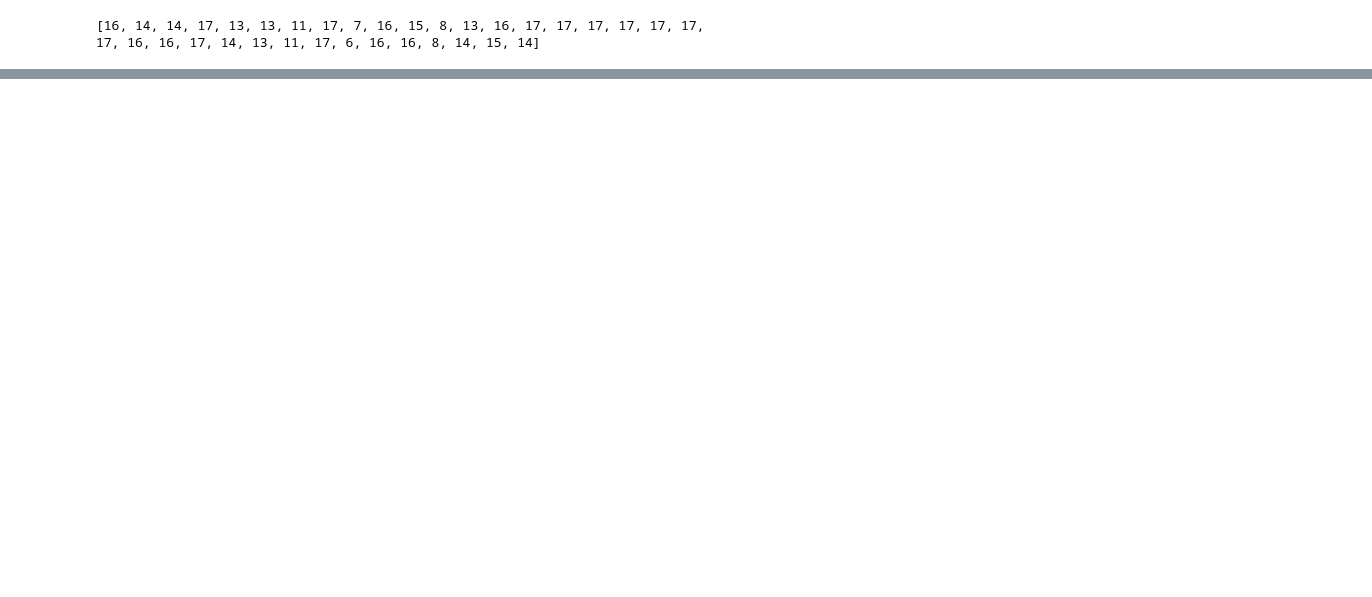
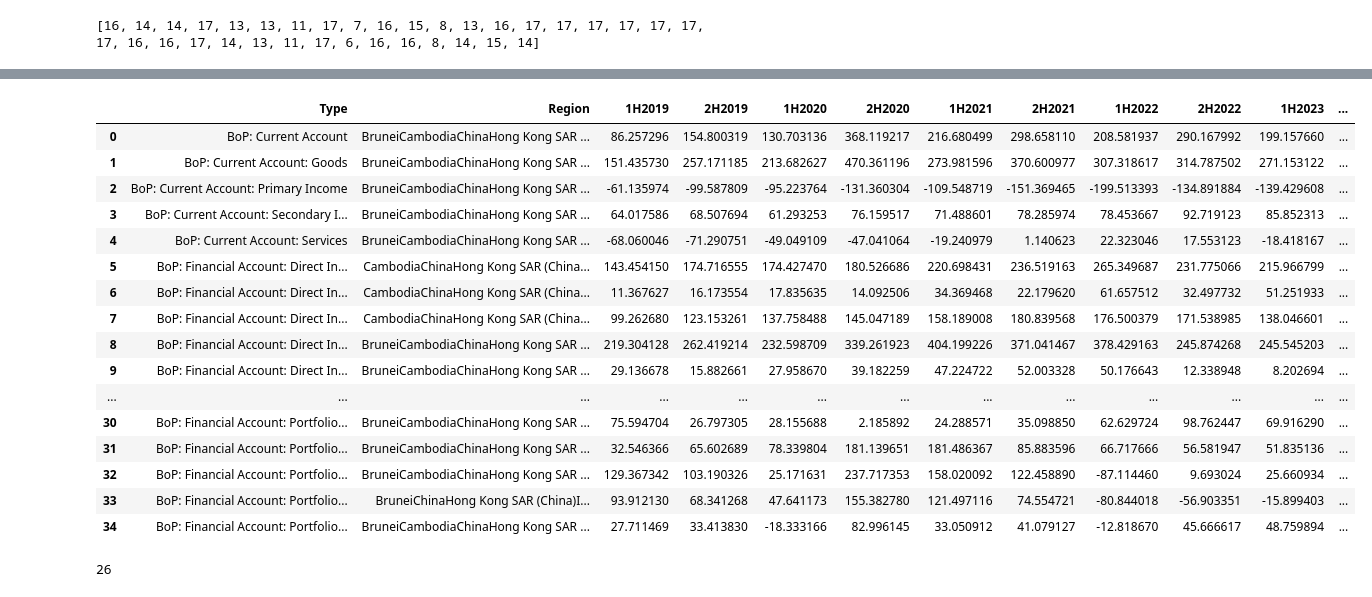
Before and after one commit to aizudeen11/cfm-nlp, a Jupyter notebook: main.ipynb, the cells around one changed output, grey strips where cells are left out. Saved outputs shown, nothing was run; the diff lists cells and outputs as text; code cells hidden in the pictures; blank space fills up the shorter version.

```diff
--- a/main.ipynb
+++ b/main.ipynb
@@ -288,0 +325,25 @@ df_long
+# %%
+AP_RF = df_temp_col_1.groupby(['Type']).sum().reset_index()
+AP_RF
+# %% [output]
+|  | Type | Region | 1H2019 | 2H2019 | 1H2020 | 2H2020 | 1H2021 | 2H2021 | 1H2022 | 2H2022 | 1H2023 | ... |
+| 0 | BoP: Current Account | BruneiCambodiaChinaHong Kong SAR ... | 86.257296 | 154.800319 | 130.703136 | 368.119217 | 216.680499 | 298.658110 | 208.581937 | 290.167992 | 199.157660 | ... |
+| 1 | BoP: Current Account: Goods | BruneiCambodiaChinaHong Kong SAR ... | 151.435730 | 257.171185 | 213.682627 | 470.361196 | 273.981596 | 370.600977 | 307.318617 | 314.787502 | 271.153122 | ... |
+| 2 | BoP: Current Account: Primary Income | BruneiCambodiaChinaHong Kong SAR ... | -61.135974 | -99.587809 | -95.223764 | -131.360304 | -109.548719 | -151.369465 | -199.513393 | -134.891884 | -139.429608 | ... |
+| 3 | BoP: Current Account: Secondary I... | BruneiCambodiaChinaHong Kong SAR ... | 64.017586 | 68.507694 | 61.293253 | 76.159517 | 71.488601 | 78.285974 | 78.453667 | 92.719123 | 85.852313 | ... |
+| 4 | BoP: Current Account: Services | BruneiCambodiaChinaHong Kong SAR ... | -68.060046 | -71.290751 | -49.049109 | -47.041064 | -19.240979 | 1.140623 | 22.323046 | 17.553123 | -18.418167 | ... |
+| 5 | BoP: Financial Account: Direct In... | CambodiaChinaHong Kong SAR (China... | 143.454150 | 174.716555 | 174.427470 | 180.526686 | 220.698431 | 236.519163 | 265.349687 | 231.775066 | 215.966799 | ... |
+| 6 | BoP: Financial Account: Direct In... | CambodiaChinaHong Kong SAR (China... | 11.367627 | 16.173554 | 17.835635 | 14.092506 | 34.369468 | 22.179620 | 61.657512 | 32.497732 | 51.251933 | ... |
+| 7 | BoP: Financial Account: Direct In... | CambodiaChinaHong Kong SAR (China... | 99.262680 | 123.153261 | 137.758488 | 145.047189 | 158.189008 | 180.839568 | 176.500379 | 171.538985 | 138.046601 | ... |
+| 8 | BoP: Financial Account: Direct In... | BruneiCambodiaChinaHong Kong SAR ... | 219.304128 | 262.419214 | 232.598709 | 339.261923 | 404.199226 | 371.041467 | 378.429163 | 245.874268 | 245.545203 | ... |
+| 9 | BoP: Financial Account: Direct In... | BruneiCambodiaChinaHong Kong SAR ... | 29.136678 | 15.882661 | 27.958670 | 39.182259 | 47.224722 | 52.003328 | 50.176643 | 12.338948 | 8.202694 | ... |
+| ... | ... | ... | ... | ... | ... | ... | ... | ... | ... | ... | ... | ... |
+| 30 | BoP: Financial Account: Portfolio... | BruneiCambodiaChinaHong Kong SAR ... | 75.594704 | 26.797305 | 28.155688 | 2.185892 | 24.288571 | 35.098850 | 62.629724 | 98.762447 | 69.916290 | ... |
+| 31 | BoP: Financial Account: Portfolio... | BruneiCambodiaChinaHong Kong SAR ... | 32.546366 | 65.602689 | 78.339804 | 181.139651 | 181.486367 | 85.883596 | 66.717666 | 56.581947 | 51.835136 | ... |
+| 32 | BoP: Financial Account: Portfolio... | BruneiCambodiaChinaHong Kong SAR ... | 129.367342 | 103.190326 | 25.171631 | 237.717353 | 158.020092 | 122.458890 | -87.114460 | 9.693024 | 25.660934 | ... |
+| 33 | BoP: Financial Account: Portfolio... | BruneiChinaHong Kong SAR (China)I... | 93.912130 | 68.341268 | 47.641173 | 155.382780 | 121.497116 | 74.554721 | -80.844018 | -56.903351 | -15.899403 | ... |
+| 34 | BoP: Financial Account: Portfolio... | BruneiCambodiaChinaHong Kong SAR ... | 27.711469 | 33.413830 | -18.333166 | 82.996145 | 33.050912 | 41.079127 | -12.818670 | 45.666617 | 48.759894 | ... |
+# %%
+len(df_col)
+# %% [output]
+26
```
Also changed, not shown: parts of 14 cells of this notebook.
